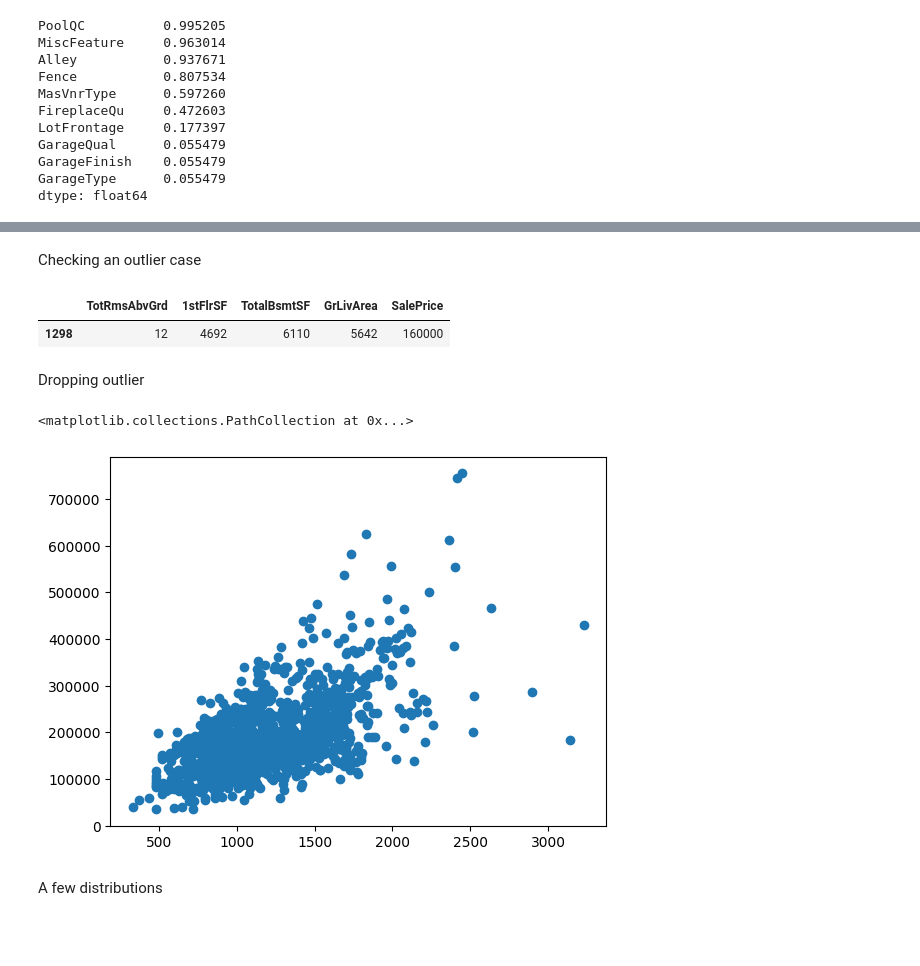
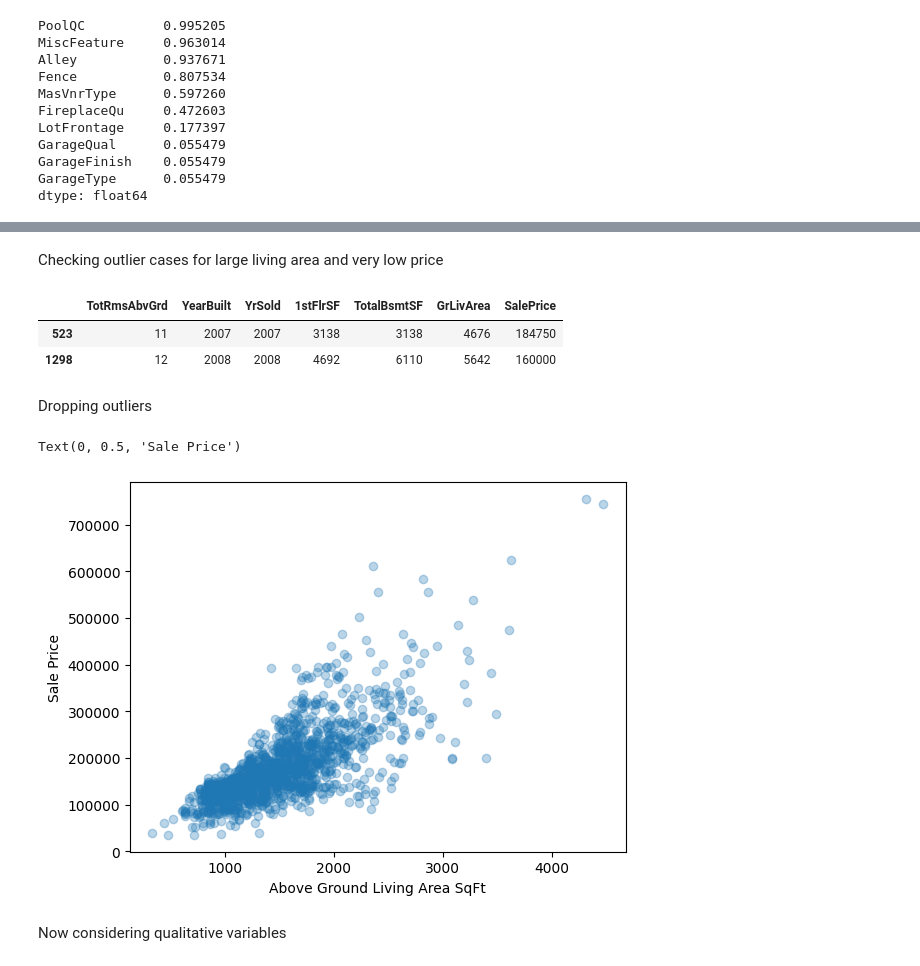
Before and after one commit to bpattengale/house_prices, a Jupyter notebook: notebooks/data_exploration.ipynb, the cells around one changed output, grey strips where cells are left out. Drawn from its saved outputs; the diff is of its cells as text; code cells hidden in the pictures; blank space fills up the shorter version.

```diff
--- a/notebooks/data_exploration.ipynb
+++ b/notebooks/data_exploration.ipynb
@@ -85,18 +80,21 @@ plt.tight_layout()
 # %% [markdown]
-Checking an outlier case
+Checking outlier cases for large living area and very low price
 # %%
-outlier_1 = df[(df['1stFlrSF'] > 4000) & (df['SalePrice'] < 300000)]
-outlier_1[['TotRmsAbvGrd', '1stFlrSF', 'TotalBsmtSF', 'GrLivArea', 'SalePrice']]
+outliers_1 = df[(df['GrLivArea'] > 4000) & (df['SalePrice'] < 300000)]
+outliers_1[['TotRmsAbvGrd', 'YearBuilt', 'YrSold', '1stFlrSF', 'TotalBsmtSF', 'GrLivArea', 'SalePrice']]
 # %% [output]
-|  | TotRmsAbvGrd | 1stFlrSF | TotalBsmtSF | GrLivArea | SalePrice |
-| 1298 | 12 | 4692 | 6110 | 5642 | 160000 |
+|  | TotRmsAbvGrd | YearBuilt | YrSold | 1stFlrSF | TotalBsmtSF | GrLivArea | SalePrice |
+| 523 | 11 | 2007 | 2007 | 3138 | 3138 | 4676 | 184750 |
+| 1298 | 12 | 2008 | 2008 | 4692 | 6110 | 5642 | 160000 |
 # %% [markdown]
-Dropping outlier
+Dropping outliers
 # %%
-df_cleaned = df.drop(df['1stFlrSF'].idxmax())
-plt.scatter(data=df_cleaned, x='1stFlrSF', y='SalePrice')
+df_cleaned = df.drop(index=outliers_1.index)
+plt.scatter(data=df_cleaned, x='GrLivArea', y='SalePrice', alpha=0.3)
+plt.xlabel('Above Ground Living Area SqFt')
+plt.ylabel('Sale Price')
 # %% [output]
-<matplotlib.collections.PathCollection at 0x...>
+Text(0, 0.5, 'Sale Price')
-[figure, old version]
+[figure, new version]
 # %% [markdown]
-A few distributions
+Now considering qualitative variables
```
Also changed, not shown: parts of 12 cells of this notebook.
